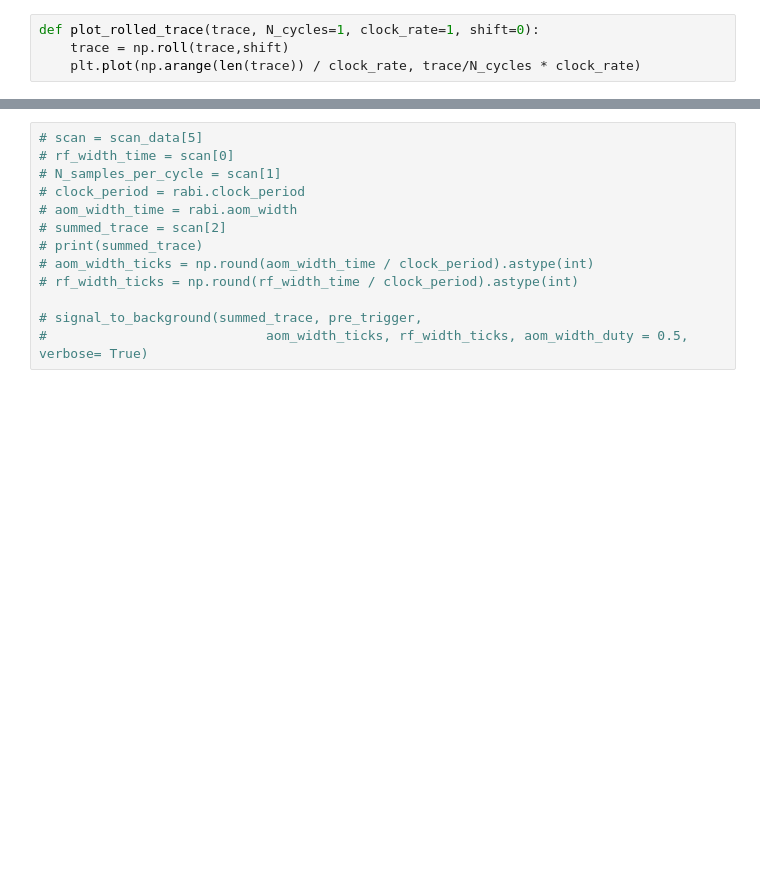
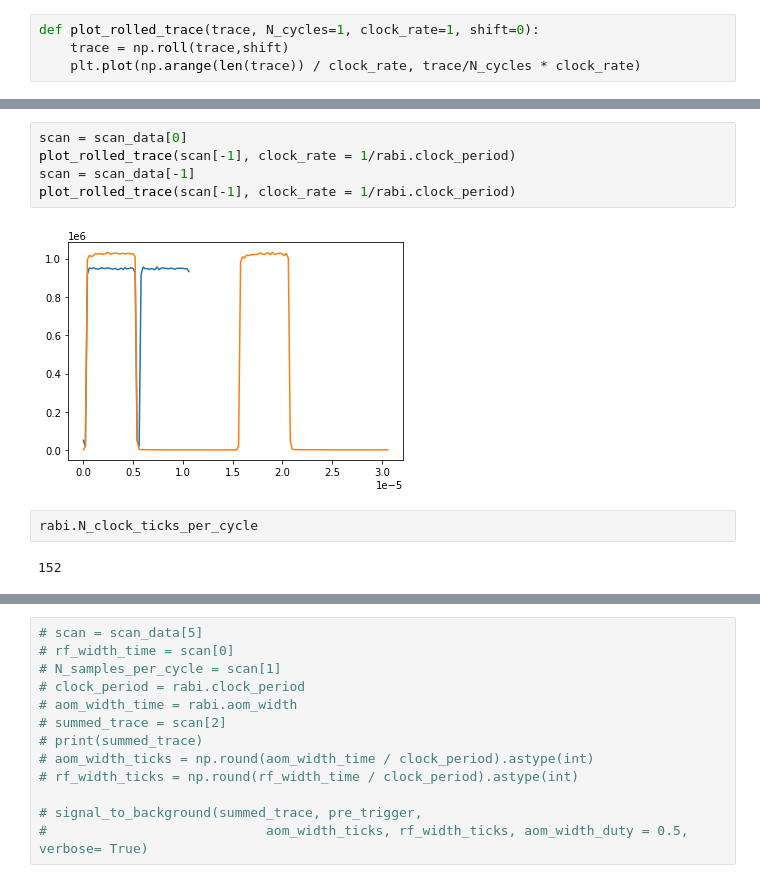
Before and after one commit to gadamc/cwodmr, a Jupyter notebook: rabi/v3_rabi.ipynb, the cells around one changed output, grey strips where cells are left out. Saved outputs shown, nothing was run; the diff lists cells and outputs as text; blank space fills up the shorter version.

```diff
--- a/rabi/v3_rabi.ipynb
+++ b/rabi/v3_rabi.ipynb
@@ -80,0 +86,11 @@ for scan in scan_data[::20]:
+# %%
+scan = scan_data[0]
+plot_rolled_trace(scan[-1], clock_rate = 1/rabi.clock_period)
+scan = scan_data[-1]
+plot_rolled_trace(scan[-1], clock_rate = 1/rabi.clock_period)
+# %% [output]
+[figure, added]
+# %%
+rabi.N_clock_ticks_per_cycle
+# %% [output]
+152
```
Also changed, not shown: parts of 11 cells of this notebook, 5 other files.
